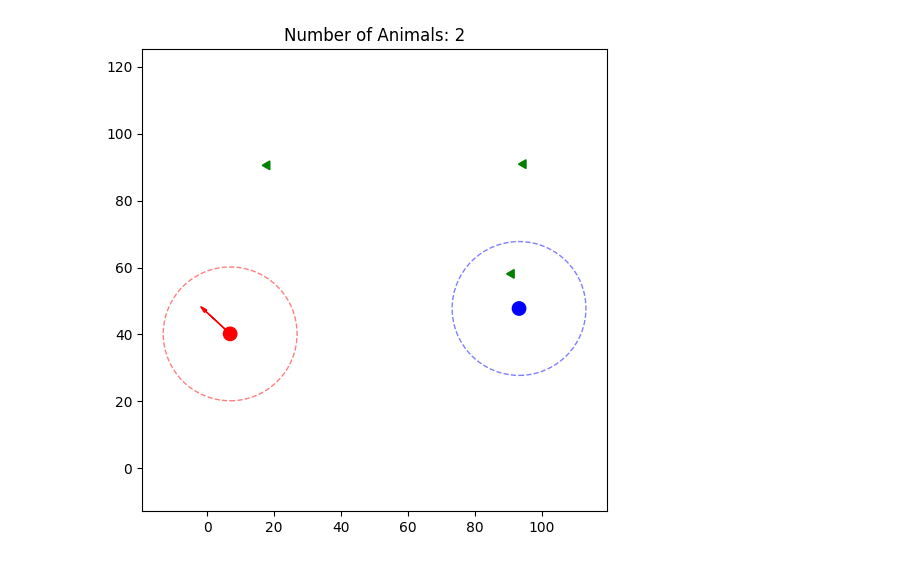
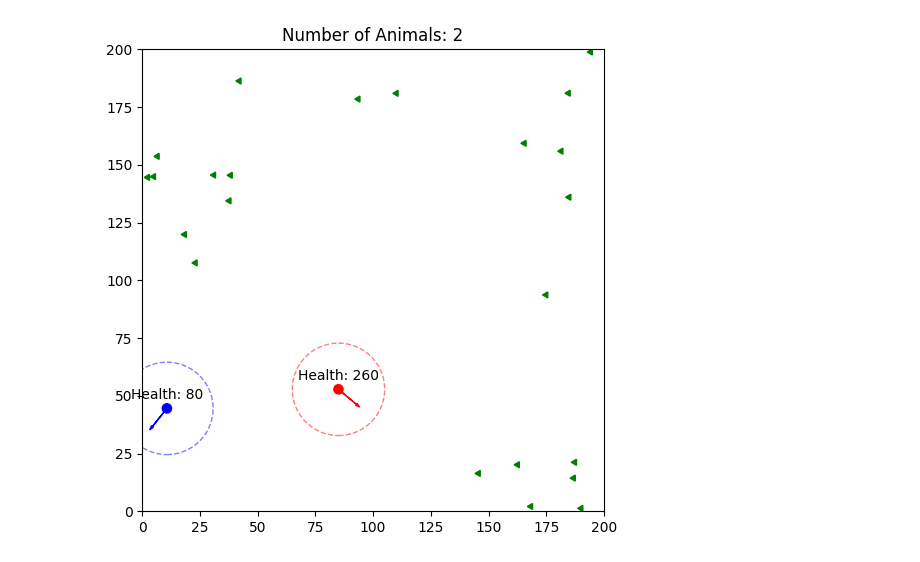
Before and after one commit to SpaceVikingDev/green_fields_simulation, a Jupyter notebook: green_fields.ipynb, the cells around one changed output. Saved outputs shown, nothing was run; the diff lists cells and outputs as text; code cells hidden in the pictures.

Commit message:
visual improvements

```diff
--- a/green_fields.ipynb
+++ b/green_fields.ipynb
@@ -6,7 +6,7 @@ from IPython.display import clear_output
 import time
 
 # Field dimensions
-FIELD_SIZE = 100
+FIELD_SIZE = 200
 
 # Initialize animals
 animals = []
@@ -129,37 +129,45 @@ def visualize(animals, food_items):
                      animal.current_direction[1] * arrow_scale,
                      head_width=1, head_length=2, fc=animal.color, ec=animal.color)
 
+        # Display health value near the animal
+        ax.text(animal.position[0], animal.position[1] + animal.size + 2, f"Health: {int(animal.health)}",
+                color='black', fontsize=10, ha='center')
+
+
     # Draw the food items
     for food in food_items:
         triangle = RegularPolygon(food.position, numVertices=3, radius=1.5, orientation=np.pi/2, color='green')
         ax.add_patch(triangle)
 
     # Set field limits
     ax.set_xlim(0, FIELD_SIZE)
     ax.set_ylim(0, FIELD_SIZE)
+
+    # Maintain equal aspect ratio
+    ax.set_aspect('equal', 'box')
+
     ax.set_title(f"Number of Animals: {len(animals)}")
-    plt.axis('equal')
     plt.show()
 
 # Create two animals with different starting positions
 animal1 = Animal(position=[FIELD_SIZE / 4, FIELD_SIZE / 4],
                  size=2, speed=2, health=100,
                  radius_of_view=20, direction_change_interval=10, color='blue')
 animal2 = Animal(position=[3 * FIELD_SIZE / 4, 3 * FIELD_SIZE / 4],
                  size=2, speed=2, health=100,
                  radius_of_view=20, direction_change_interval=10, color='red')
 
 animals.append(animal1)
 animals.append(animal2)
 
 # Generate random food positions
-num_food_items = 20
+num_food_items = 40
 food_items = []
 for _ in range(num_food_items):
     pos = np.random.uniform(0, FIELD_SIZE, size=2)
     food_items.append(Food(position=pos))
 
 # Run the simulation
 simulate(animals, food_items, steps=200)
 # %% [output]
-[figure, old version]
+[figure, new version]
```
